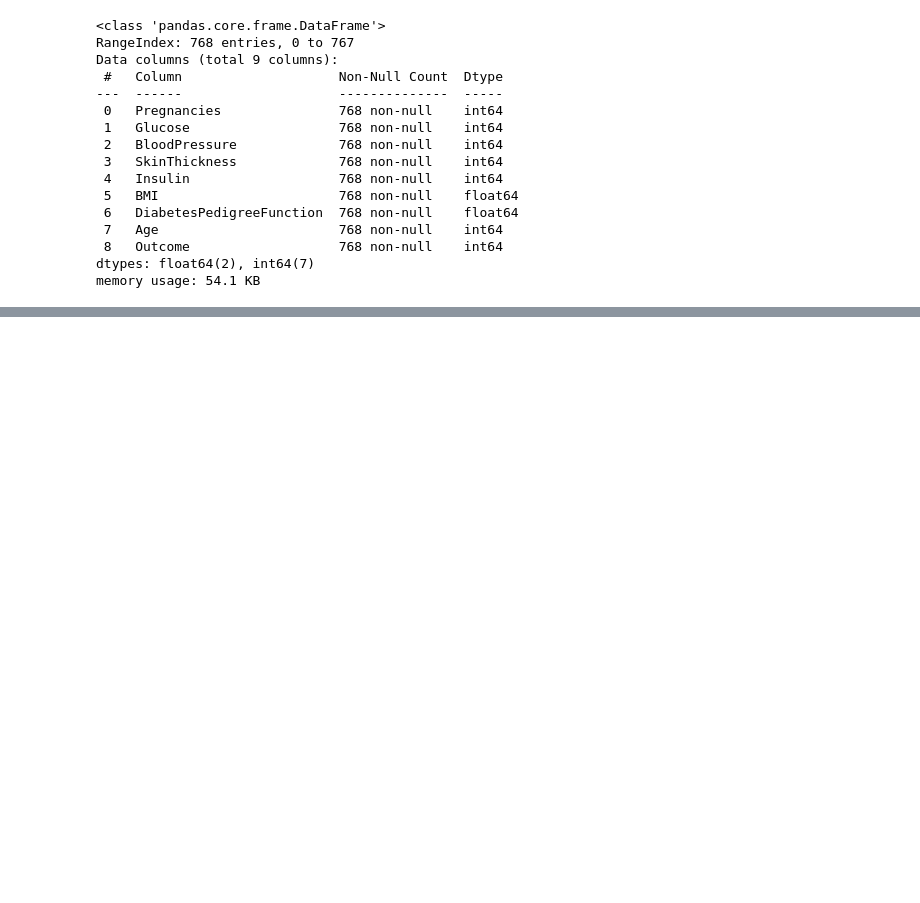
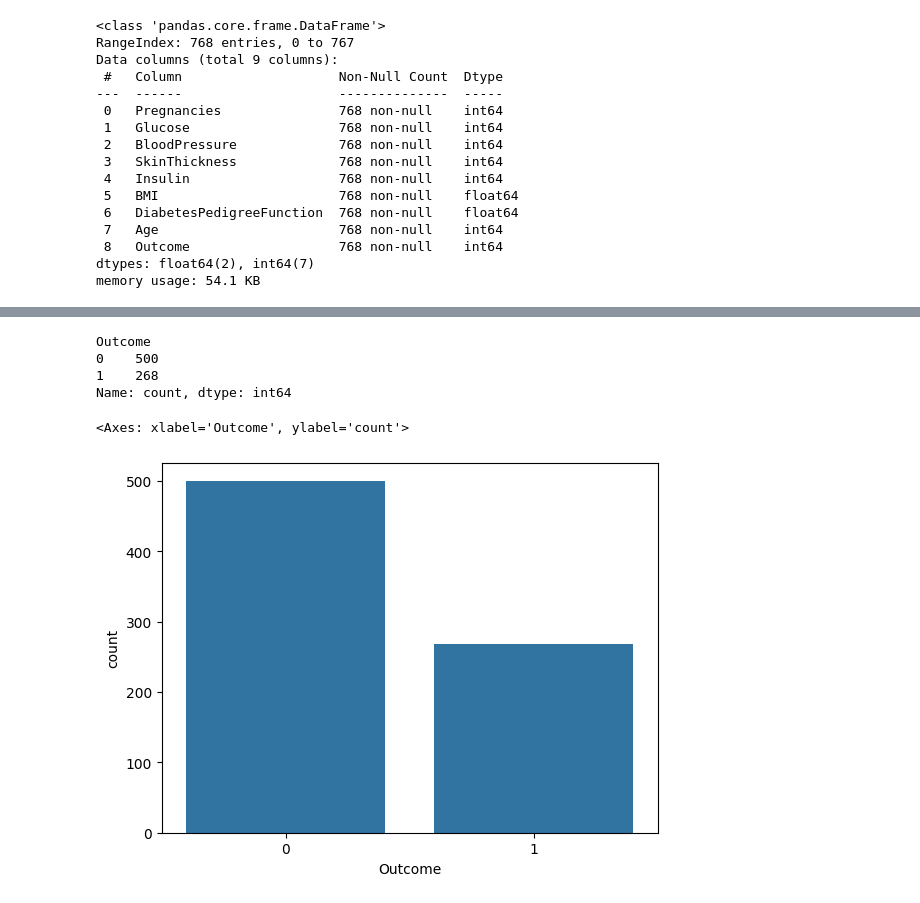
Before and after one commit to zogle-labs/learning-ai-ml, a Jupyter notebook: notebooks/01_data_exploration.ipynb, the cells around one changed output, grey strips where cells are left out. Saved outputs shown, nothing was run; the diff lists cells and outputs as text; code cells hidden in the pictures; blank space fills up the shorter version.

```diff
--- a/notebooks/01_data_exploration.ipynb
+++ b/notebooks/01_data_exploration.ipynb
@@ -62,0 +75,10 @@ Length: 768, dtype: bool
+# %%
+print(df['Outcome'].value_counts())
+sns.barplot(df['Outcome'].value_counts())
+# %% [output]
+Outcome
+0    500
+1    268
+Name: count, dtype: int64
+<Axes: xlabel='Outcome', ylabel='count'>
+[figure, added]
```
Also changed, not shown: parts of 14 cells of this notebook, 2 other files.
